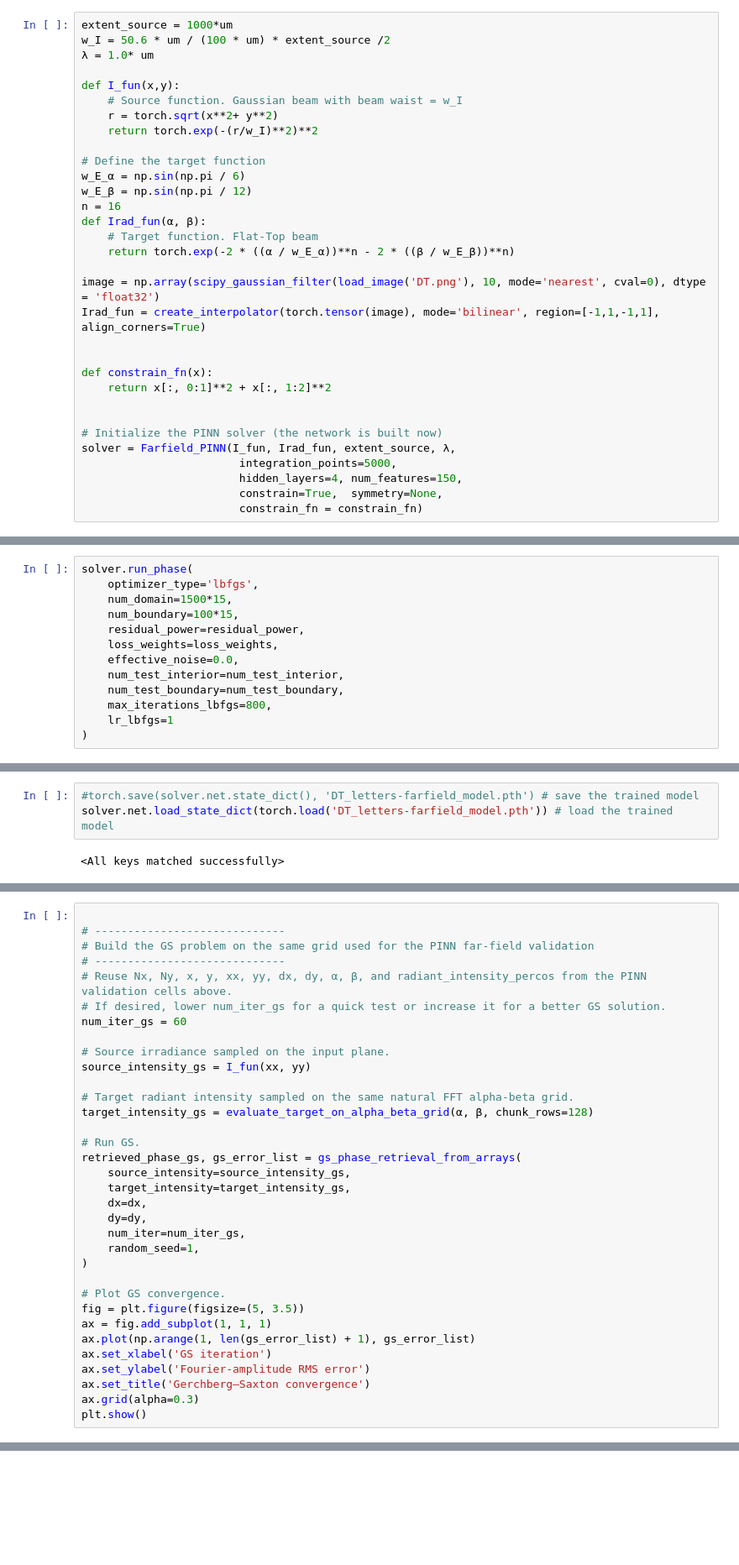
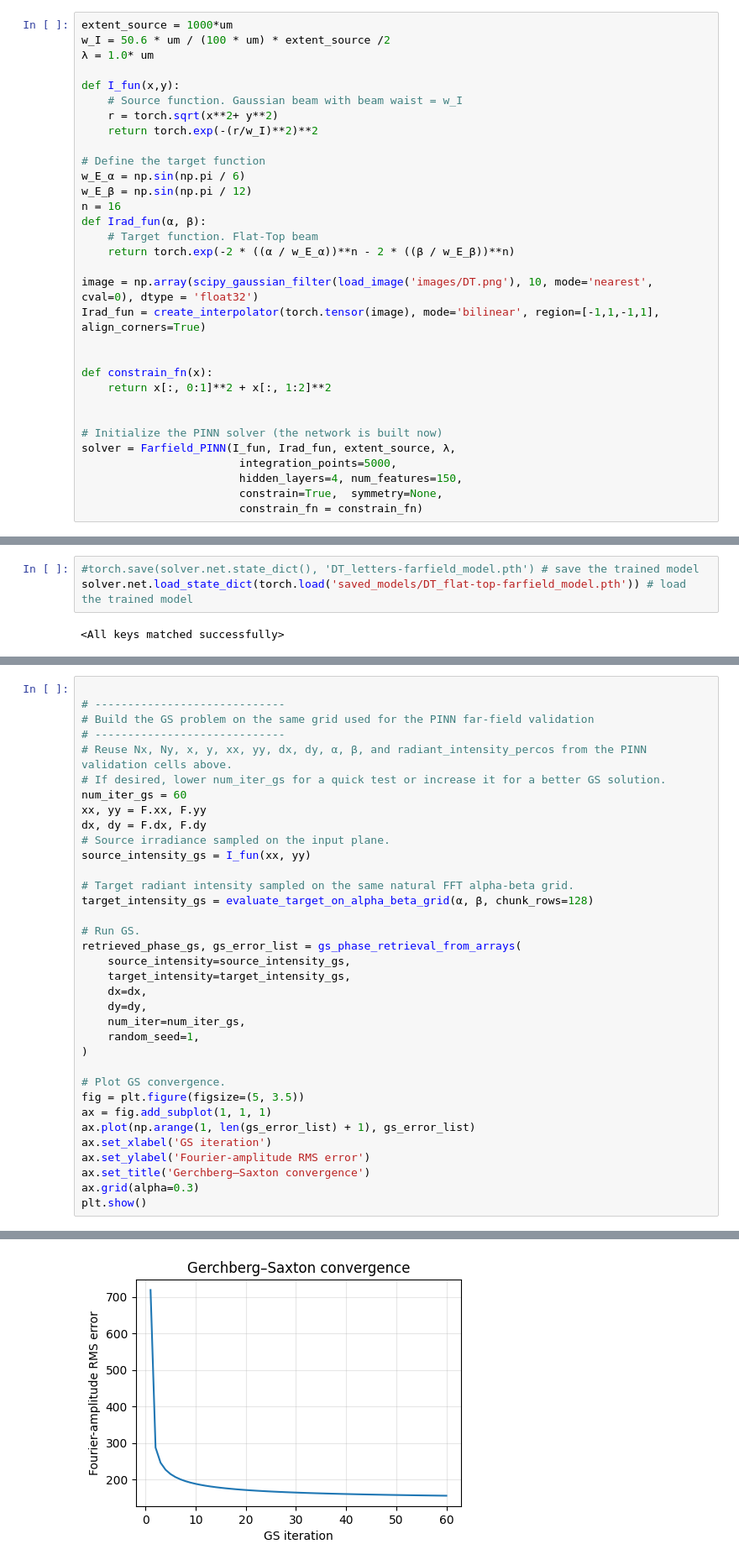
Before and after one commit to ywzhang909/pinn-shaper, a Jupyter notebook: DT-letters-shaped flat-top (far field) - with GS comparison.ipynb, the cells around one changed output, grey strips where cells are left out. Shown at 84% size. Drawn from its saved outputs; the diff is of its cells as text; blank space fills up the shorter version.

Commit message:
Notebook and models upload and reformatting

```diff
--- a/DT-letters-shaped flat-top (far field) - with GS comparison.ipynb
+++ b/DT-letters-shaped flat-top (far field) - with GS comparison.ipynb
@@ -77,7 +77,7 @@ def Irad_fun(α, β):
     # Target function. Flat-Top beam
     return torch.exp(-2 * ((α / w_E_α))**n - 2 * ((β / w_E_β))**n)
 
-image = np.array(scipy_gaussian_filter(load_image('DT.png'), 10, mode='nearest', cval=0), dtype = 'float32')
+image = np.array(scipy_gaussian_filter(load_image('images/DT.png'), 10, mode='nearest', cval=0), dtype = 'float32')
 Irad_fun = create_interpolator(torch.tensor(image), mode='bilinear', region=[-1,1,-1,1], align_corners=True)
 
 
@@ -197,26 +197,13 @@ Run Phase 4: LBFGS
 
 Final Test Losses:
 Total = 0.00000368, Interior = 0.00000004, BC_x = 0.00000000, BC_y = 0.00000000
-# %%
-solver.run_phase(
-    optimizer_type='lbfgs',
-    num_domain=1500*15,
-    num_boundary=100*15,
-    residual_power=residual_power,
-    loss_weights=loss_weights,
-    effective_noise=0.0,
-    num_test_interior=num_test_interior,
-    num_test_boundary=num_test_boundary,
-    max_iterations_lbfgs=800,
-    lr_lbfgs=1
-)
 # %% [markdown]
 ## Load the trained model
 
 Training this PINN can be slow. The next cell loads a previously trained set of network weights from disk. Uncommenting the `torch.save(...)` line after training would save a new model checkpoint.
 # %%
 #torch.save(solver.net.state_dict(), 'DT_letters-farfield_model.pth') # save the trained model
-solver.net.load_state_dict(torch.load('DT_letters-farfield_model.pth')) # load the trained model
+solver.net.load_state_dict(torch.load('saved_models/DT_flat-top-farfield_model.pth')) # load the trained model
 # %% [output]
 <All keys matched successfully>
 # %% [markdown]
@@ -465,7 +454,8 @@ The GS calculation is constructed on the same spatial grid and far-field angular
 # Reuse Nx, Ny, x, y, xx, yy, dx, dy, α, β, and radiant_intensity_percos from the PINN validation cells above.
 # If desired, lower num_iter_gs for a quick test or increase it for a better GS solution.
 num_iter_gs = 60
-
+xx, yy = F.xx, F.yy
+dx, dy = F.dx, F.dy
 # Source irradiance sampled on the input plane.
 source_intensity_gs = I_fun(xx, yy)
 
@@ -491,3 +481,4 @@ ax.set_ylabel('Fourier-amplitude RMS error')
 ax.set_title('Gerchberg–Saxton convergence')
 ax.grid(alpha=0.3)
 plt.show()
+# %% [output]
@@ -494,3 +495,4 @@ plt.show()
+[figure, added]
 # %% [markdown]
 ### Propagate and inspect the GS solution
 
```
Also changed, not shown: parts of 8 cells of this notebook, 10 other files.
